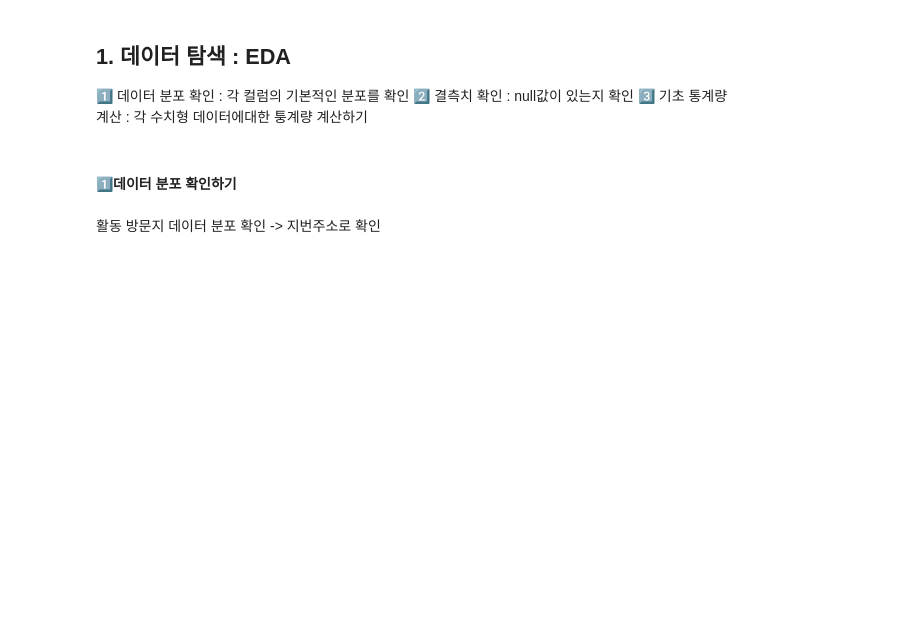
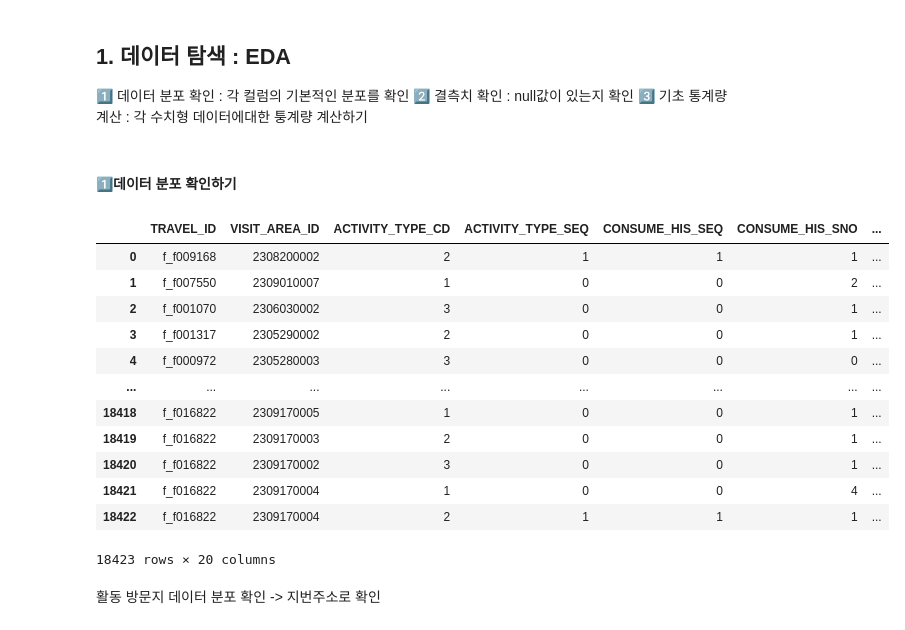
Before and after one commit to rriakang/data_analysis, a Jupyter notebook: Activity_consumption_details.ipynb, the cells around one changed output. Drawn from its saved outputs; the diff is of its cells as text; code cells hidden in the pictures; blank space fills up the shorter version.

Commit message:
data

```diff
--- a/Activity_consumption_details.ipynb
+++ b/Activity_consumption_details.ipynb
@@ -33,6 +33,22 @@
 import pandas as pd
 
 data = pd.read_csv("./data/raw/train/TL_csv/tn_activity_consume_his_활동소비내역_F.csv")
+# %%
+data
+# %% [output]
+|  | TRAVEL_ID | VISIT_AREA_ID | ACTIVITY_TYPE_CD | ACTIVITY_TYPE_SEQ | CONSUME_HIS_SEQ | CONSUME_HIS_SNO | ... |
+| 0 | f_f009168 | 2308200002 | 2 | 1 | 1 | 1 | ... |
+| 1 | f_f007550 | 2309010007 | 1 | 0 | 0 | 2 | ... |
+| 2 | f_f001070 | 2306030002 | 3 | 0 | 0 | 1 | ... |
+| 3 | f_f001317 | 2305290002 | 2 | 0 | 0 | 1 | ... |
+| 4 | f_f000972 | 2305280003 | 3 | 0 | 0 | 0 | ... |
+| ... | ... | ... | ... | ... | ... | ... | ... |
+| 18418 | f_f016822 | 2309170005 | 1 | 0 | 0 | 1 | ... |
+| 18419 | f_f016822 | 2309170003 | 2 | 0 | 0 | 1 | ... |
+| 18420 | f_f016822 | 2309170002 | 3 | 0 | 0 | 1 | ... |
+| 18421 | f_f016822 | 2309170004 | 1 | 0 | 0 | 4 | ... |
+| 18422 | f_f016822 | 2309170004 | 2 | 1 | 1 | 1 | ... |
+18423 rows × 20 columns
 # %% [markdown]
 활동 방문지 데이터 분포 확인
 -> 지번주소로 확인
```
Also changed, not shown: 4 other files.
